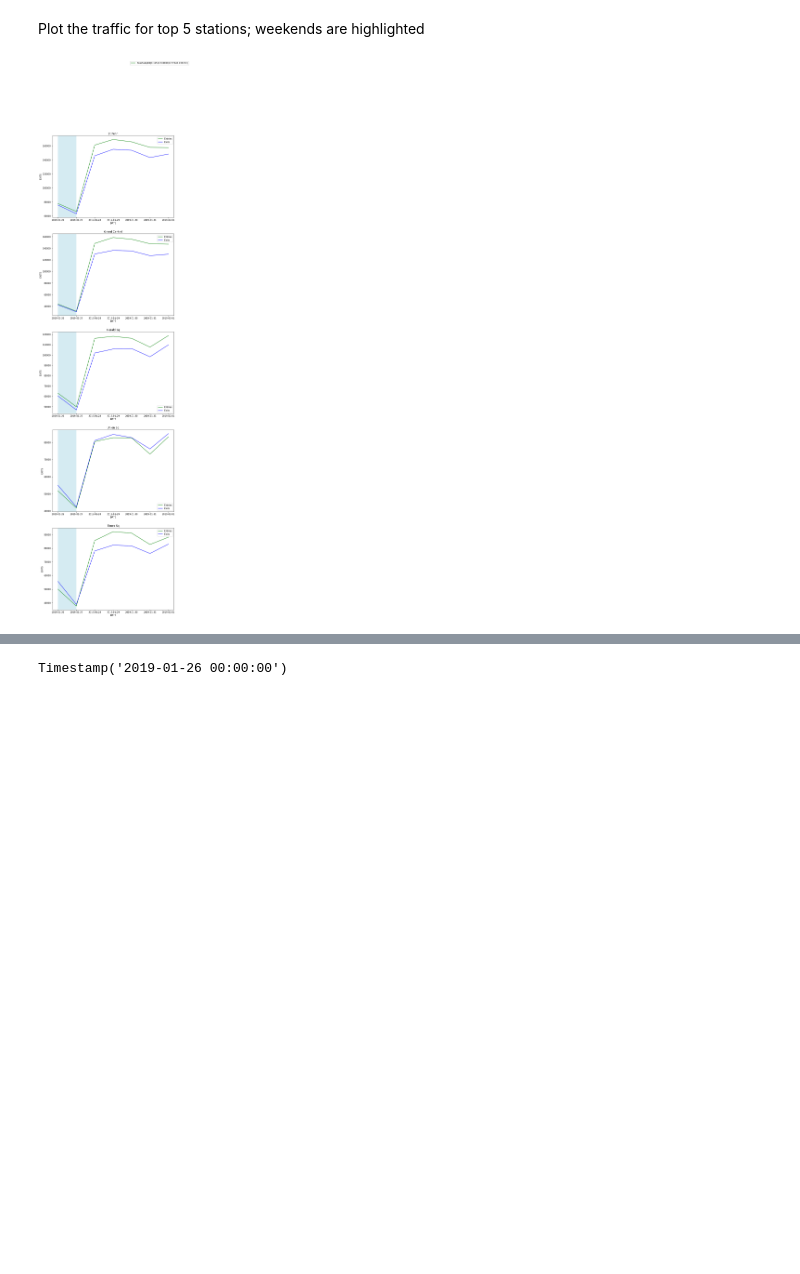
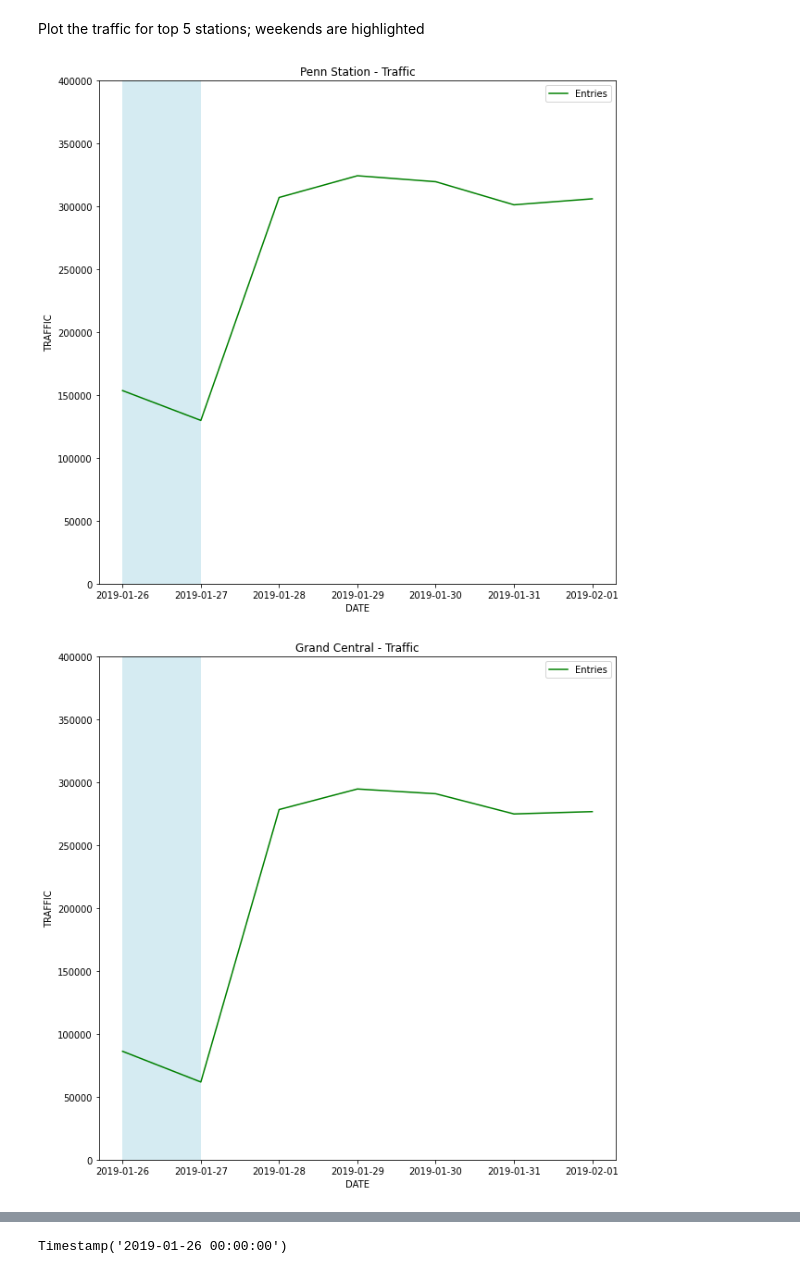
Before and after one commit to KunojiLym/metis_project_1, a Jupyter notebook: yz_project_01.ipynb, the cells around one changed output, grey strips where cells are left out. Drawn from its saved outputs; the diff is of its cells as text; code cells hidden in the pictures; blank space fills up the shorter version.

Commit message:
Completed graph outputs for week ending 2 Feb 2019

```diff
--- a/yz_project_01.ipynb
+++ b/yz_project_01.ipynb
@@ -180,2 +195,3 @@ Append weekday column to dataset
 # %%
 mta_entries_exits['WEEKDAY'] = mta_entries_exits['DATE'].dt.day_name()
+mta_entries_exits['TRAFFIC'] = mta_entries_exits['ENTRIES'] + mta_entries_exits['EXITS']
@@ -198,3 +200,5 @@ mta_bystation
+# %%
+mta_entries_exits = mta_entries_exits[mta_entries_exits.TRAFFIC < 50000]
 # %% [markdown]
 Group by station and date (including weekday) and flatten the resultant dataset
 # %%
@@ -223,38 +321,29 @@ weekday_dict = {
 # %% [markdown]
 Plot the traffic for top 5 stations; weekends are highlighted
 # %%
-fig, axs = plt.subplots(nrows=5, figsize=(10,40))
-
-def find_weekend_indices(datetime_array):
-    indices = []
-    for i in range(len(datetime_array)):
-        if datetime_array[i].weekday() >= 5:
-            indices.append(i)
-    return indices
-
-def highlight_datetimes(indices, ax, data):
-    i = 0
-    while i < len(indices)-1:
-        ax.axvspan(data.at[data.index[indices[i]], 'DATE'], data.at[data.index[indices[i] + 1], 'DATE'], facecolor='lightblue', edgecolor='none', alpha=.5)
-        i += 1
+import project_01 as p1
 
 mta = {}
 plot_num = 0
 
-mta['stpenn'] = [mta_bystation[mta_bystation.STATION == "34 ST-PENN STA"], 'St Penn']
+mta['penn'] = [mta_bystation[mta_bystation.STATION == "34 ST-PENN STA"], 'Penn Station']
 mta['grdcntrl'] = [mta_bystation[mta_bystation.STATION == "GRD CNTRL-42 ST"], 'Grand Central']
 mta['heraldsq'] = [mta_bystation[mta_bystation.STATION == "34 ST-HERALD SQ"], 'Herald Sq']
-mta['unionsq'] = [mta_bystation[mta_bystation.STATION == "14 ST-UNION SQ"], 'Union Sq']
-mta['timessq'] = [mta_bystation[mta_bystation.STATION == "TIMES SQ-42 ST"], 'Times Sq']
+mta['23rd'] = [mta_bystation[mta_bystation.STATION == "23 ST"], '23rd St']
+mta['portauth'] = [mta_bystation[mta_bystation.STATION == "42 ST-PORT AUTH"], 'Port Auth']
+#mta['unionsq'] = [mta_bystation[mta_bystation.STATION == "14 ST-UNION SQ"], 'Union Sq']
+#mta['timessq'] = [mta_bystation[mta_bystation.STATION == "TIMES SQ-42 ST"], 'Times Sq']
 
 for station in mta:
 
-    sns.lineplot(data = mta[station][0], x='DATE', y='ENTRIES', color='green', ax=axs[plot_num], label='Entries').set_title(mta[station][1])
-    sns.lineplot(data = mta[station][0], x='DATE', y='EXITS', color='blue', ax=axs[plot_num], label='Exits')
-    weekend_indices = find_weekend_indices(mta[station][0].DATE.tolist())
-    highlight_datetimes(weekend_indices, axs[plot_num], mta[station][0])
-    plot_num += 1
+    fig, axs = plt.subplots(nrows=1, figsize=(10,10))
 
-fig.legend([axs[0]]);
+    sns.lineplot(data = mta[station][0], x='DATE', y='TRAFFIC', color='green', ax=axs, label='Entries').set(ylim=(0,400000),title=mta[station][1] + ' - Traffic')
+    weekend_indices = p1.find_weekend_indices(mta[station][0].DATE.tolist())
+    p1.highlight_datetimes(weekend_indices, axs, mta[station][0])
+    axs.legend();
+
+    plt.savefig(station + '_week.svg')
 # %% [output]
-[figure, old version]
+[figure, new version]
+[figure, added]
```
Also changed, not shown: parts of 19 cells of this notebook, 9 other files.
